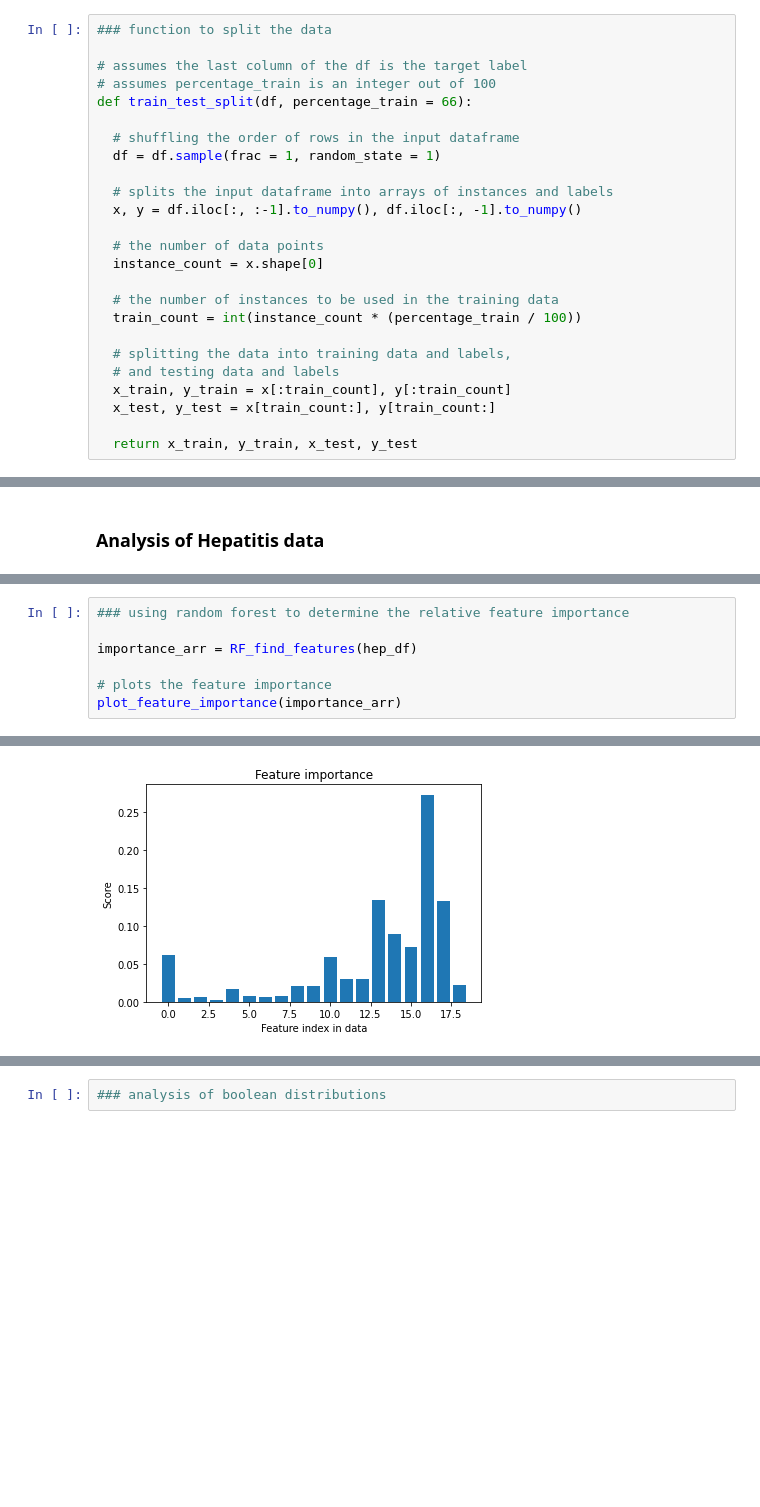
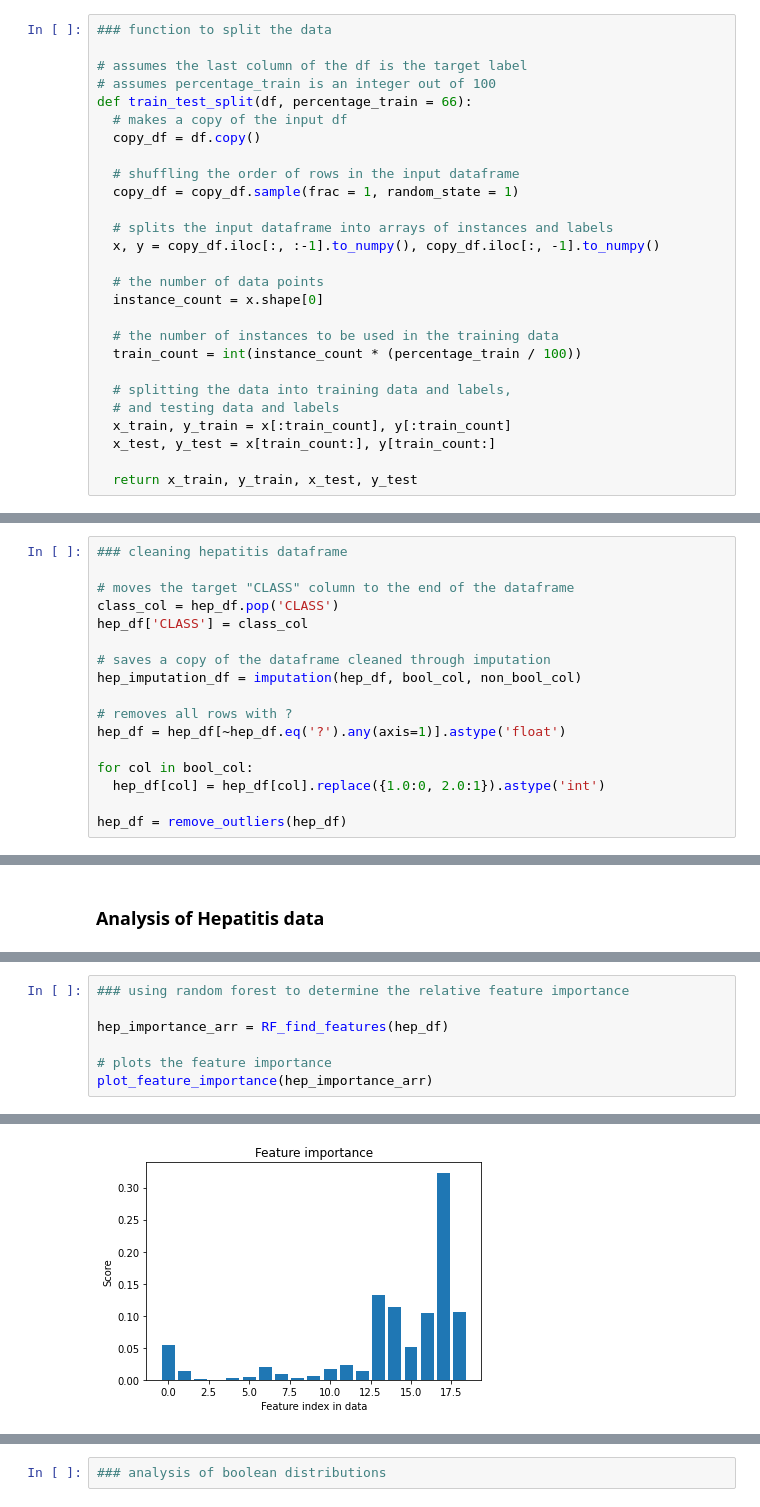
Before and after one commit to faithrts/ML-Intro, a Jupyter notebook: A1_Draft.ipynb, the cells around one changed output, grey strips where cells are left out. Drawn from its saved outputs; the diff is of its cells as text; blank space fills up the shorter version.

```diff
--- a/A1_Draft.ipynb
+++ b/A1_Draft.ipynb
@@ -136,12 +174,14 @@ def create_histograms(df, column_arr = 0):
 # assumes the last column of the df is the target label
 # assumes percentage_train is an integer out of 100
 def train_test_split(df, percentage_train = 66):
+  # makes a copy of the input df
+  copy_df = df.copy()
 
   # shuffling the order of rows in the input dataframe
-  df = df.sample(frac = 1, random_state = 1)
+  copy_df = copy_df.sample(frac = 1, random_state = 1)
 
   # splits the input dataframe into arrays of instances and labels
-  x, y = df.iloc[:, :-1].to_numpy(), df.iloc[:, -1].to_numpy()
+  x, y = copy_df.iloc[:, :-1].to_numpy(), copy_df.iloc[:, -1].to_numpy()
 
   # the number of data points
   instance_count = x.shape[0]
@@ -259,0 +264,17 @@ See the caveats in the documentation: https://pandas.pydata.org/pandas-docs/stab
+# %%
+### cleaning hepatitis dataframe
+
+# moves the target "CLASS" column to the end of the dataframe
+class_col = hep_df.pop('CLASS')
+hep_df['CLASS'] = class_col
+
+# saves a copy of the dataframe cleaned through imputation
+hep_imputation_df = imputation(hep_df, bool_col, non_bool_col)
+
+# removes all rows with ?
+hep_df = hep_df[~hep_df.eq('?').any(axis=1)].astype('float')
+
+for col in bool_col:
+  hep_df[col] = hep_df[col].replace({1.0:0, 2.0:1}).astype('int')
+
+hep_df = remove_outliers(hep_df)
@@ -322,8 +359,8 @@ create_histograms(hep_df, non_bool_col)
 # %%
 ### using random forest to determine the relative feature importance
 
-importance_arr = RF_find_features(hep_df)
+hep_importance_arr = RF_find_features(hep_df)
 
 # plots the feature importance
-plot_feature_importance(importance_arr)
+plot_feature_importance(hep_importance_arr)
 # %% [output]
@@ -349 +386 @@ Feature: HISTOLOGY, Score: 0.02207
-[figure, old version]
+[figure, new version]
```
Also changed, not shown: parts of 47 cells of this notebook.
